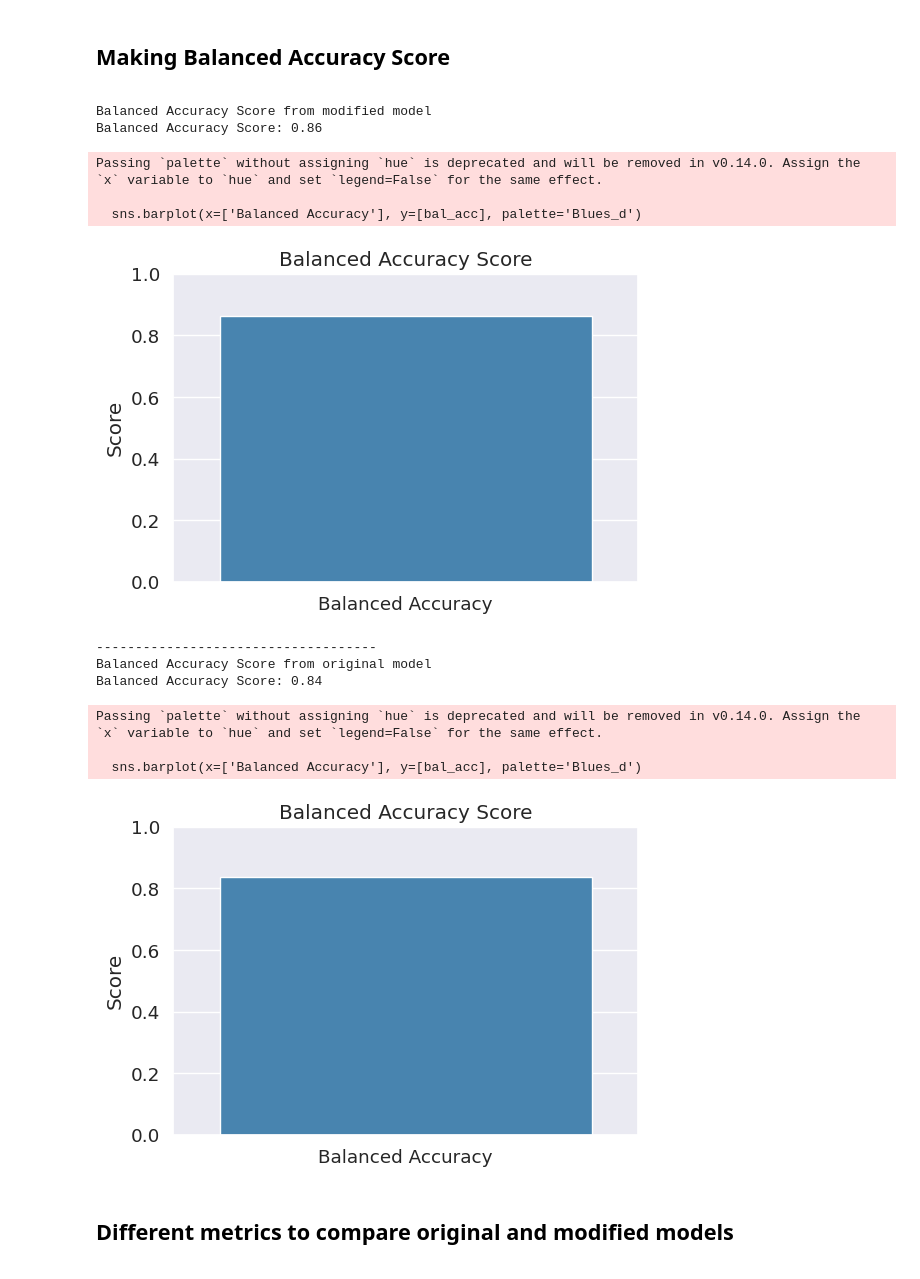
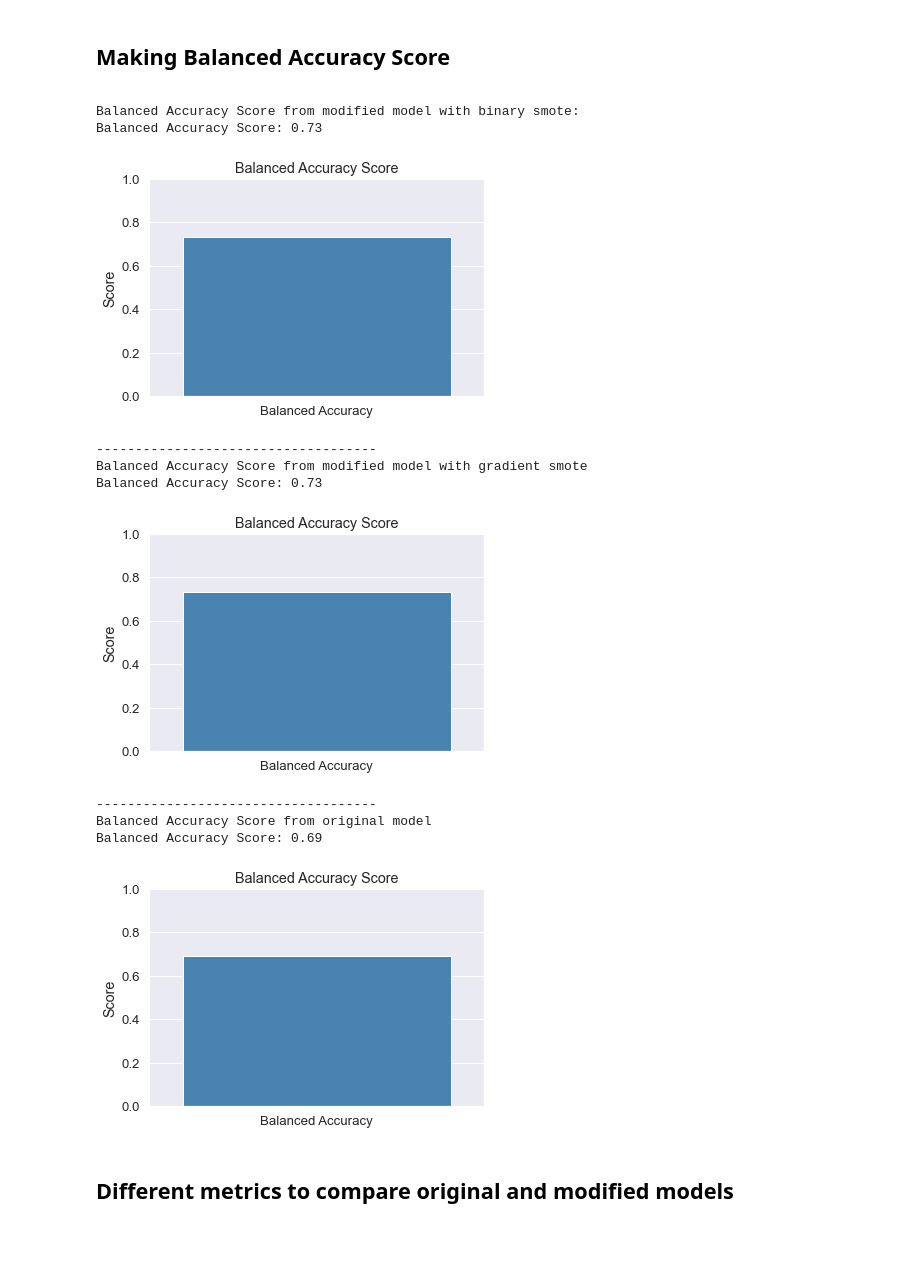
Before and after one commit to P-Silva1974746/Random-Forest-with-SMOTE, a Jupyter notebook: test.ipynb, the cells around one changed output. Drawn from its saved outputs; the diff is of its cells as text; code cells hidden in the pictures; blank space fills up the shorter version.

```diff
--- a/test.ipynb
+++ b/test.ipynb
@@ -306,34 +348,36 @@ ROC_AUC_CURVE from original model
 # %%
 def plot_balanced_accuracy(y_test, y_pred):
     bal_acc = balanced_accuracy_score(y_test, y_pred)
     print(f"Balanced Accuracy Score: {bal_acc:.2f}")
 
     plt.figure(figsize=(6, 4))
     sns.set(font_scale=1.2)
     sns.barplot(x=['Balanced Accuracy'], y=[bal_acc], palette='Blues_d')
     plt.ylim(0, 1)
     plt.ylabel('Score')
     plt.title('Balanced Accuracy Score')
     plt.show()
-print("Balanced Accuracy Score from modified model")
-plot_balanced_accuracy(y_test, y_pred)
+    return bal_acc
+print("Balanced Accuracy Score from modified model with binary smote: ")
+balanced_accuracy_binary = plot_balanced_accuracy(y_test, y_pred_binary)
+print("------------------------------------")
+print("Balanced Accuracy Score from modified model with gradient smote")
+balanced_accuracy_gradient = plot_balanced_accuracy(y_test, y_pred_gradient)
 print("------------------------------------")
 print("Balanced Accuracy Score from original model")
-plot_balanced_accuracy(y_test, y_pred_original)
+balanced_accuracy_original = plot_balanced_accuracy(y_test, y_pred_original)
 # %% [output]
-Balanced Accuracy Score from modified model
-Balanced Accuracy Score: 0.86
+Balanced Accuracy Score from modified model with binary smote:
+Balanced Accuracy Score: 0.73
+[figure, new version]
-Passing `palette` without assigning `hue` is deprecated and will be removed in v0.14.0. Assign the `x` variable to `hue` and set `legend=False` for the same effect.
-
-  sns.barplot(x=['Balanced Accuracy'], y=[bal_acc], palette='Blues_d')
+------------------------------------
+Balanced Accuracy Score from modified model with gradient smote
+Balanced Accuracy Score: 0.73
-[figure, old version]
+[figure, new version]
 ------------------------------------
 Balanced Accuracy Score from original model
-Balanced Accuracy Score: 0.84
+Balanced Accuracy Score: 0.69
-Passing `palette` without assigning `hue` is deprecated and will be removed in v0.14.0. Assign the `x` variable to `hue` and set `legend=False` for the same effect.
-
-  sns.barplot(x=['Balanced Accuracy'], y=[bal_acc], palette='Blues_d')
-[figure, old version]
+[figure, added]
 # %% [markdown]
 <div>
     <h2 style="color: black;">Different metrics to compare original and modified models</h2>
```
Also changed, not shown: parts of 22 cells of this notebook, 11 other files.
